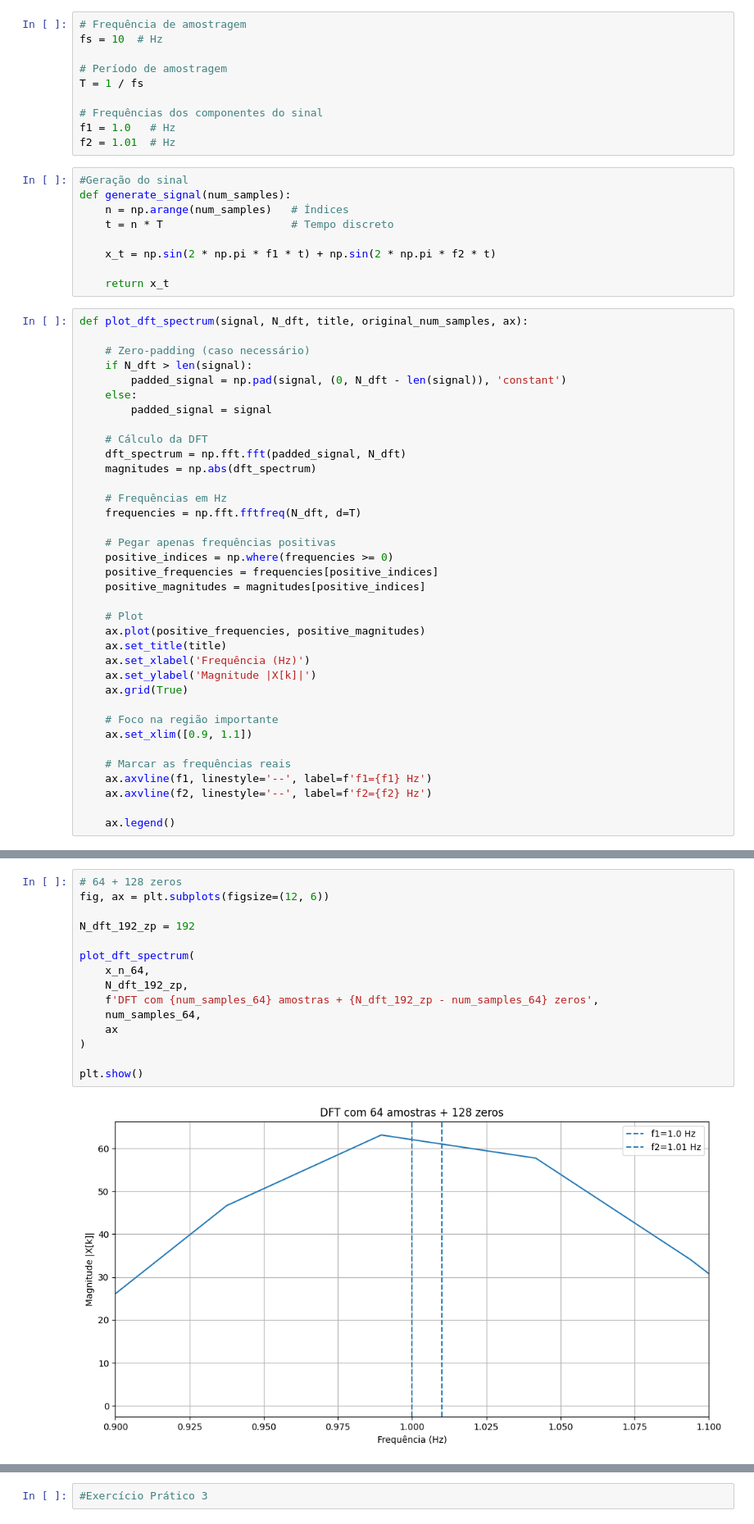
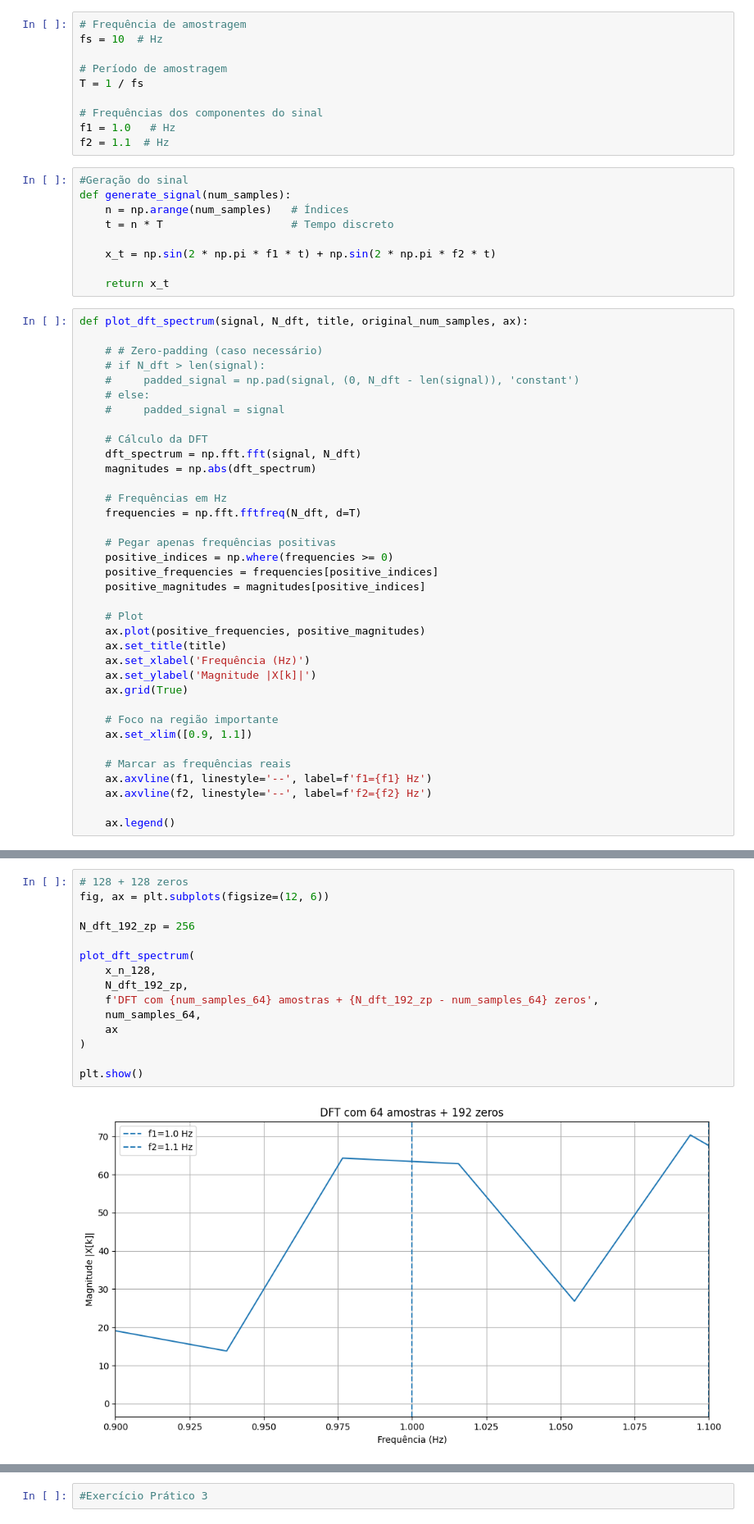
Before and after one commit to masterAristocats/Trabalho-Processamento-de-Sinais-I-4, a Jupyter notebook: rep.ipynb, the cells around one changed output, grey strips where cells are left out. Shown at 82% size. Drawn from its saved outputs; the diff is of its cells as text.

```diff
--- a/rep.ipynb
+++ b/rep.ipynb
@@ -104,7 +104,7 @@ T = 1 / fs
 
 # Frequências dos componentes do sinal
 f1 = 1.0   # Hz
-f2 = 1.01  # Hz
+f2 = 1.1  # Hz
 # %%
 #Geração do sinal
 def generate_signal(num_samples):
@@ -117,14 +117,14 @@ def generate_signal(num_samples):
 # %%
 def plot_dft_spectrum(signal, N_dft, title, original_num_samples, ax):
 
-    # Zero-padding (caso necessário)
-    if N_dft > len(signal):
-        padded_signal = np.pad(signal, (0, N_dft - len(signal)), 'constant')
-    else:
-        padded_signal = signal
+    # # Zero-padding (caso necessário)
+    # if N_dft > len(signal):
+    #     padded_signal = np.pad(signal, (0, N_dft - len(signal)), 'constant')
+    # else:
+    #     padded_signal = signal
 
     # Cálculo da DFT
-    dft_spectrum = np.fft.fft(padded_signal, N_dft)
+    dft_spectrum = np.fft.fft(signal, N_dft)
     magnitudes = np.abs(dft_spectrum)
 
     # Frequências em Hz
@@ -206,18 +206,18 @@ plt.show()
 # %%
-# 64 + 128 zeros
+# 128 + 128 zeros
 fig, ax = plt.subplots(figsize=(12, 6))
 
-N_dft_192_zp = 192
+N_dft_192_zp = 256
 
 plot_dft_spectrum(
-    x_n_64,
+    x_n_128,
     N_dft_192_zp,
     f'DFT com {num_samples_64} amostras + {N_dft_192_zp - num_samples_64} zeros',
     num_samples_64,
     ax
 )
 
 plt.show()
 # %% [output]
-[figure, old version]
+[figure, new version]
 # %%
```
Also changed, not shown: parts of 5 cells of this notebook.
